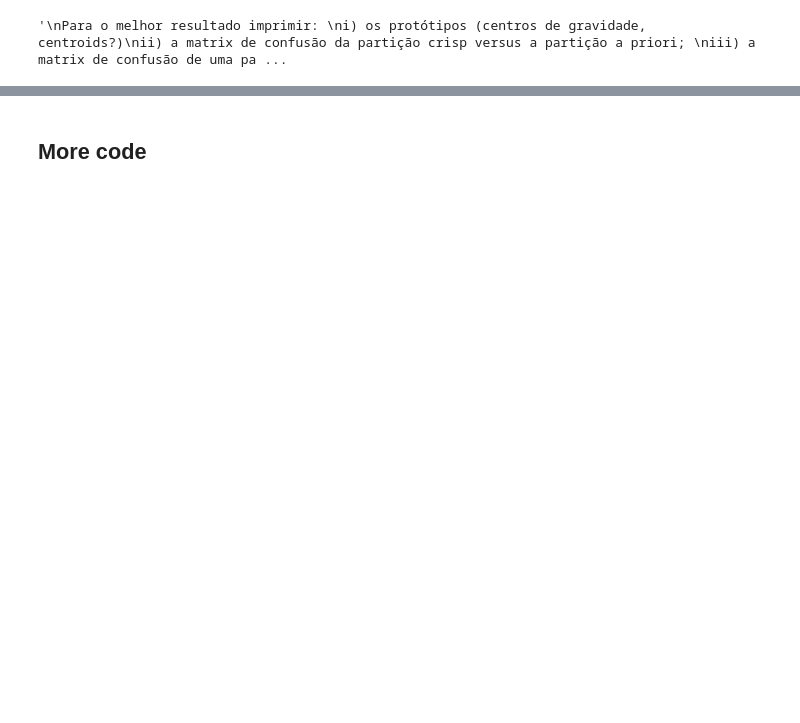
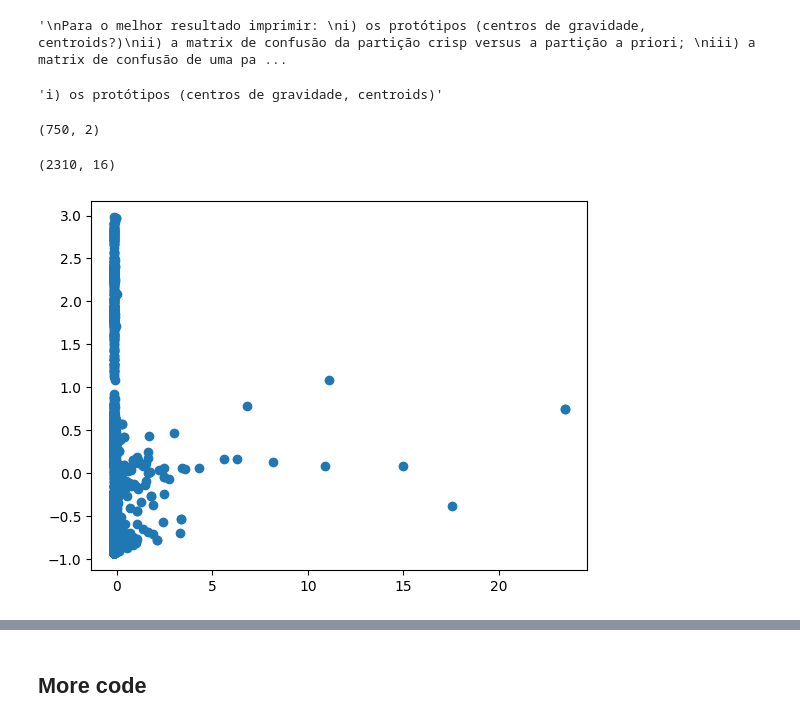
Before and after one commit to allansdefreitas/unsupervised-learning, a Jupyter notebook: questao_1.ipynb, the cells around one changed output, grey strips where cells are left out. Cells and saved outputs as stored; diff of their text form; code cells hidden in the pictures; blank space fills up the shorter version.

```diff
--- a/questao_1.ipynb
+++ b/questao_1.ipynb
@@ -668,3 +669,32 @@ iii) a matrix de confusão de uma partição crisp versus a outra;
 """
 # %% [output]
 '\nPara o melhor resultado imprimir: \ni) os protótipos (centros de gravidade, centroids?)\nii) a matrix de confusão da partição crisp versus a partição a priori; \niii) a matrix de confusão de uma pa ...
+# %%
+"""i) os protótipos (centros de gravidade, centroids)"""
+# %% [output]
+'i) os protótipos (centros de gravidade, centroids)'
+# %%
+from sklearn.datasets import make_blobs
+from sklearn.preprocessing import StandardScaler
+
+centers = [[1, 1], [-1, -1], [1, -1]]
+X, labels_true = make_blobs(
+    n_samples=750, centers=centers, cluster_std=0.4, random_state=0
+)
+
+X = StandardScaler().fit_transform(X)
+X.shape
+# %% [output]
+(750, 2)
+# %%
+X = X_dataset_3
+X.shape
+# %% [output]
+(2310, 16)
+# %%
+#https://scikit-learn.org/stable/auto_examples/cluster/plot_dbscan.html#sphx-glr-auto-examples-cluster-plot-dbscan-py
+
+plt.scatter(X[:, 5], X[:, 7])
+plt.show()
+# %% [output]
+[figure, added]
```
Also changed, not shown: parts of 26 cells of this notebook.
